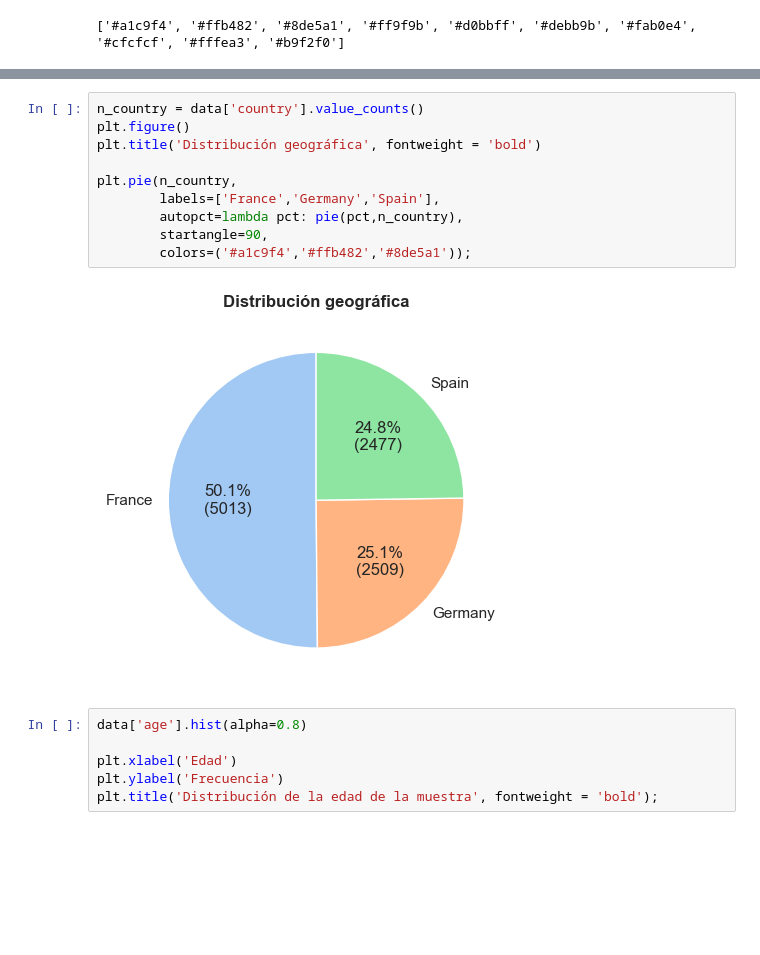
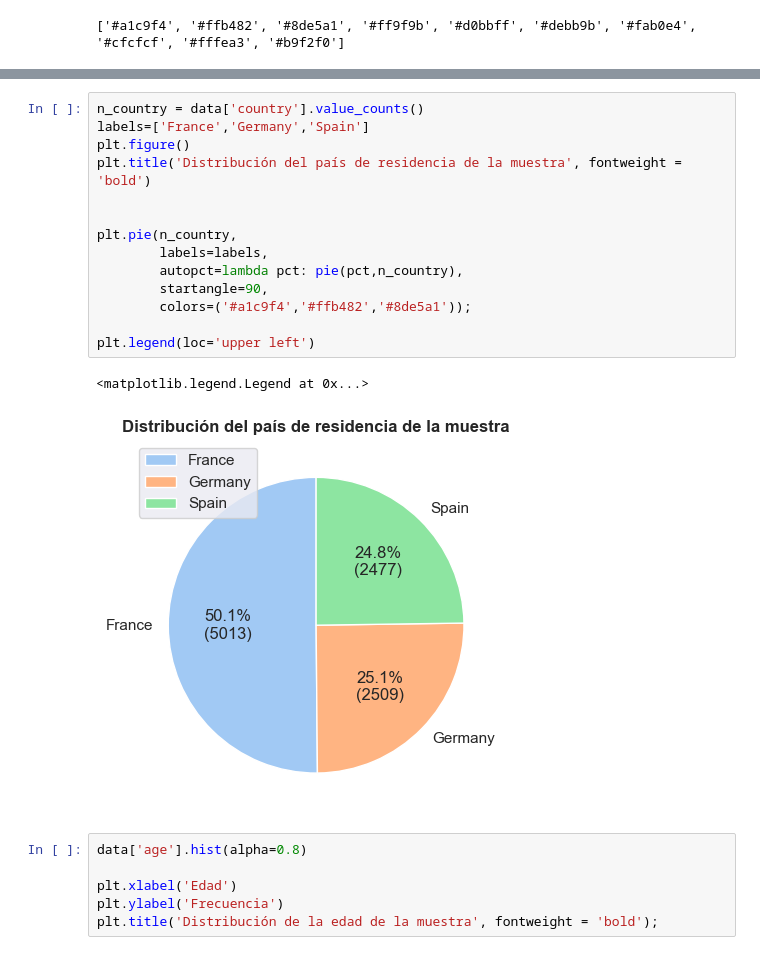
Before and after one commit to yrouuu/TFG_ADE, a Jupyter notebook: exploratorio/eda.ipynb, the cells around one changed output, grey strips where cells are left out. Drawn from its saved outputs; the diff is of its cells as text; blank space fills up the shorter version.

```diff
--- a/exploratorio/eda.ipynb
+++ b/exploratorio/eda.ipynb
@@ -207,15 +204,20 @@ plt.pie(n_gender,
 # %%
 n_country = data['country'].value_counts()
+labels=['France','Germany','Spain']
 plt.figure()
-plt.title('Distribución geográfica', fontweight = 'bold')
+plt.title('Distribución del país de residencia de la muestra', fontweight = 'bold')
+
 
 plt.pie(n_country,
-        labels=['France','Germany','Spain'],
+        labels=labels,
         autopct=lambda pct: pie(pct,n_country),
         startangle=90,
         colors=('#a1c9f4','#ffb482','#8de5a1'));
+
+plt.legend(loc='upper left')
 # %% [output]
+<matplotlib.legend.Legend at 0x...>
-[figure, old version]
+[figure, new version]
 # %%
 data['age'].hist(alpha=0.8)
 
```
Also changed, not shown: parts of 4 cells of this notebook.
